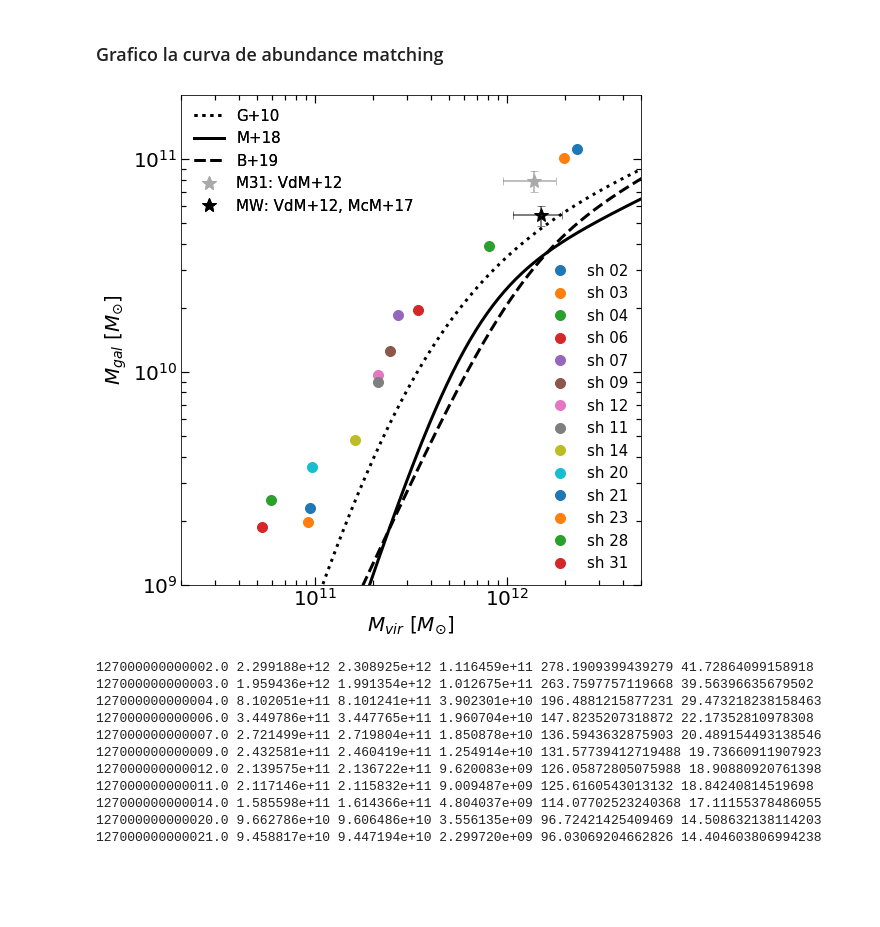
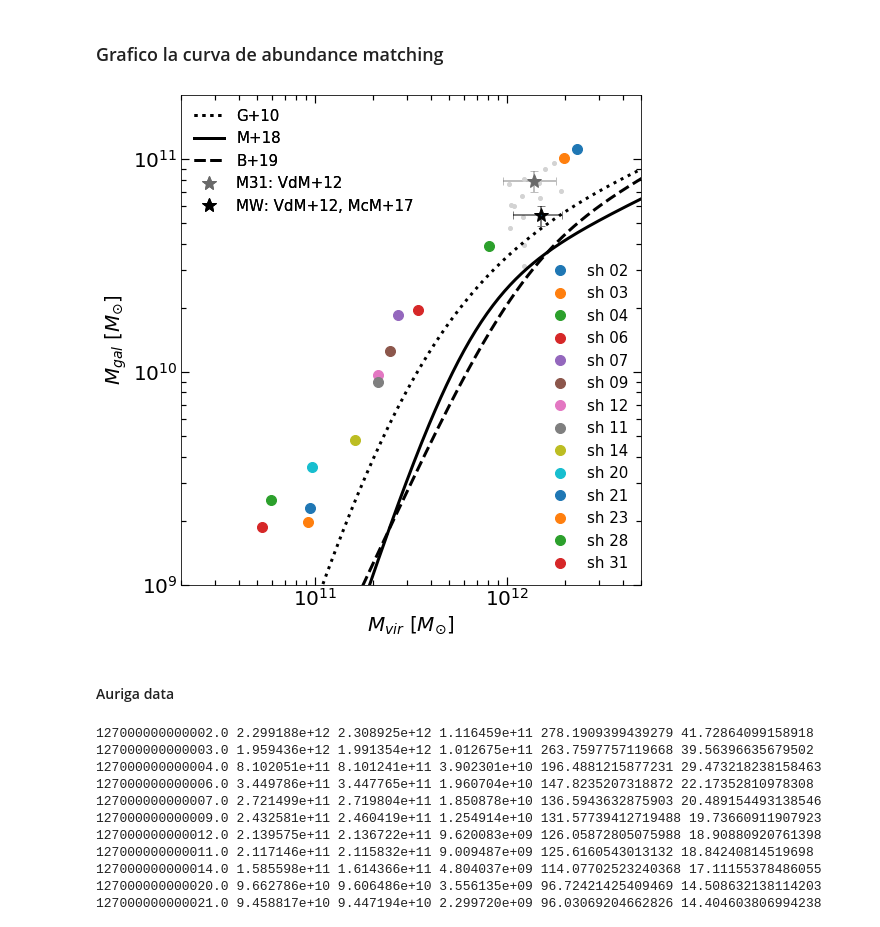
Before and after one commit to ornemarioni/gradients, a Jupyter notebook: programs/abundance_matching.ipynb, the cells around one changed output. Saved outputs shown, nothing was run; the diff lists cells and outputs as text; code cells hidden in the pictures; blank space fills up the shorter version.

```diff
--- a/programs/abundance_matching.ipynb
+++ b/programs/abundance_matching.ipynb
@@ -131,41 +131,44 @@ for j in range(14):
     # ax2.plot(R200, M200, 'o',markersize = 10, label='sh '+ Id)
     # ax3.plot(Mtot,np.log10(M200/Mtot), 'o',markersize = 10, label='sh '+ Id)
 
-
 ax.plot(M_vir, M_estrella, ':', color='k', lw=3, label='G+10')
 ax.plot(M_most_z0, m_most_z0,'-', color='k', lw=3, label='M+18')
 ax.plot(M_behr_z0, m_behr_z0, '--', color='k', lw=3,label='B+19')
-ax.plot(1.38e12,7.90e10,'*',color='darkgray',ms=15,label='M31: VdM+12')
+ax.plot(1.38e12,7.90e10,'*',color='dimgray',ms=15,label='M31: VdM+12')
 ax.plot(1.50e12,5.43e10,'*',color='k',ms=15,label='MW: VdM+12, McM+17')
 ax.errorbar(1.38e12,7.90e10, xerr =0.43e12, yerr=0.9e10, ecolor='gray',
             alpha=0.5, elinewidth=2, fmt='.',markersize=1,
             capsize=4, zorder=1)
 ax.errorbar(1.50e12,5.43e10, xerr =0.43e12, yerr=0.6e10, ecolor='k',
             alpha=0.5, elinewidth=2, fmt='.',markersize=1,
             capsize=4, zorder=2)
+ax.plot(Mvir_Au, Mgal_Au, 'o',ms=4,color='lightgrey', label ='Auriga',zorder=1)
+
 # ax.plot(1e11,1e10,'+','r',ms=18)
 # ax.text(1e11,1.1e10, r'($\leftarrow$425532,497512$\downarrow$)',fontsize=15,ha='center')
 
 # ax.plot(MM1, np.log10(Mbar),'--', lw=1, color ='k')
 ax.set_yscale('log')
 ax.set_xscale('log')
 ax.set_ylim(1e9,10**11.3)
 ax.set_xlim(10**10.3,10**12.7)
 ax.minorticks_on()
 ax.tick_params( labelsize=20)
 ax.tick_params('both', length=5, width=1.2,which='minor', direction='in', right='on',top='on')
 ax.tick_params('both', length=8, width=1.2,which='major', direction='in', right='on',top='on')
 ax.set_xlabel(r'$M_{vir}$ $[M_{\odot}]$', fontsize=20)
 ax.set_ylabel(r'$M_{gal}$ $[M_{\odot}]$', fontsize=20)
 # ax.text(11.1,10.42, r'$f_{bar} \times M_{vir}$', rotation=39, fontsize=18)
 # ax.text(12,10.45, 'Guo et al. 2010', rotation=28, fontsize=18)
 lines = ax.get_lines()
 legend1 = ax.legend([lines[i] for i in range(14)],[lines[i].get_label() for i in range(14)],frameon=False, fontsize=15,loc=4)
 ax.add_artist(legend1)
 legend2 = ax.legend([lines[i] for i in range(14,19)],[lines[i].get_label() for i in range(14,19)],frameon=False, fontsize=15,loc=2)
 ax.add_artist(legend2)
 
 fig.savefig('../_imagenes/Mvir_vs_Mgal_2.png', dpi = 100)
 plt.show()
 # %% [output]
-[figure, old version]
+[figure, new version]
+# %% [markdown]
+#### Auriga data
```
Also changed, not shown: parts of 1 cell of this notebook, 3 other files.
